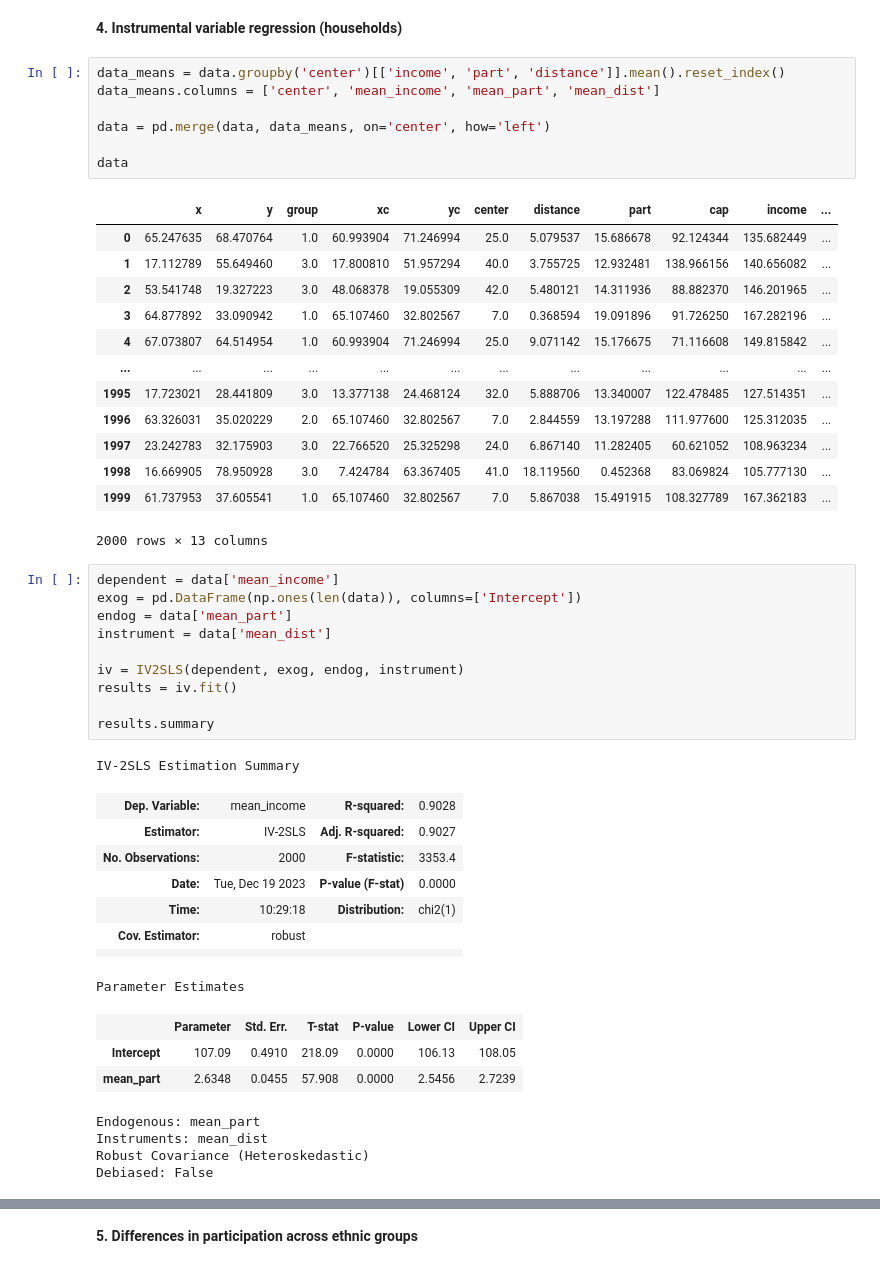
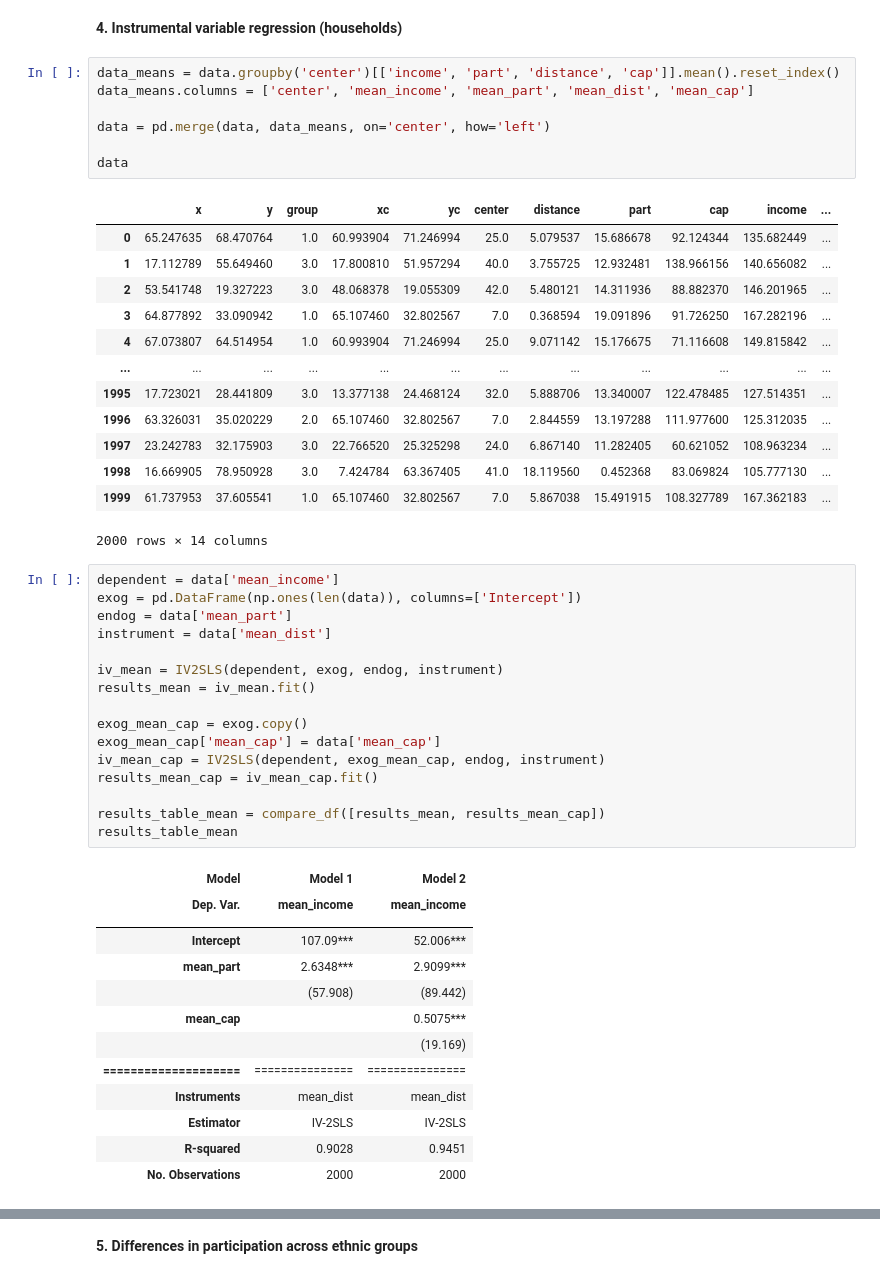
Before and after one commit to KoperSloper/Research_Course, a Jupyter notebook: final assignment.ipynb, the cells around one changed output, grey strips where cells are left out. Drawn from its saved outputs; the diff is of its cells as text.

```diff
--- a/final assignment.ipynb
+++ b/final assignment.ipynb
@@ -237,8 +218,8 @@ The scatterplot shows houses and community centers distributed seemingly at rand
 # %% [markdown]
 **4. Instrumental variable regression (households)**
 # %%
-data_means = data.groupby('center')[['income', 'part', 'distance']].mean().reset_index()
-data_means.columns = ['center', 'mean_income', 'mean_part', 'mean_dist']
+data_means = data.groupby('center')[['income', 'part', 'distance', 'cap']].mean().reset_index()
+data_means.columns = ['center', 'mean_income', 'mean_part', 'mean_dist', 'mean_cap']
 
 data = pd.merge(data, data_means, on='center', how='left')
 
@@ -256,31 +237,34 @@ data
 | 1997 | 23.242783 | 32.175903 | 3.0 | 22.766520 | 25.325298 | 24.0 | 6.867140 | 11.282405 | 60.621052 | 108.963234 | ... |
 | 1998 | 16.669905 | 78.950928 | 3.0 | 7.424784 | 63.367405 | 41.0 | 18.119560 | 0.452368 | 83.069824 | 105.777130 | ... |
 | 1999 | 61.737953 | 37.605541 | 1.0 | 65.107460 | 32.802567 | 7.0 | 5.867038 | 15.491915 | 108.327789 | 167.362183 | ... |
-2000 rows × 13 columns
+2000 rows × 14 columns
 # %%
 dependent = data['mean_income']
 exog = pd.DataFrame(np.ones(len(data)), columns=['Intercept'])
 endog = data['mean_part']
 instrument = data['mean_dist']
 
-iv = IV2SLS(dependent, exog, endog, instrument)
-results = iv.fit()
+iv_mean = IV2SLS(dependent, exog, endog, instrument)
+results_mean = iv_mean.fit()
 
-results.summary
+exog_mean_cap = exog.copy()
+exog_mean_cap['mean_cap'] = data['mean_cap']
+iv_mean_cap = IV2SLS(dependent, exog_mean_cap, endog, instrument)
+results_mean_cap = iv_mean_cap.fit()
+
+results_table_mean = compare_df([results_mean, results_mean_cap])
+results_table_mean
 # %% [output]
-IV-2SLS Estimation Summary
-| Dep. Variable: | mean_income | R-squared: | 0.9028 |
-| Estimator: | IV-2SLS | Adj. R-squared: | 0.9027 |
-| No. Observations: | 2000 | F-statistic: | 3353.4 |
-| Date: | Tue, Dec 19 2023 | P-value (F-stat) | 0.0000 |
-| Time: | 10:29:18 | Distribution: | chi2(1) |
-| Cov. Estimator: | robust |  |  |
-|  |  |  |  |
+| Model | Model 1 | Model 2 |
+| Dep. Var. | mean_income | mean_income |
+|  |  |  |
+| Intercept | 107.09*** | 52.006*** |
+| mean_part | 2.6348*** | 2.9099*** |
+|  | (57.908) | (89.442) |
+| mean_cap |  | 0.5075*** |
+|  |  | (19.169) |
+| ==================== | =============== | =============== |
+| Instruments | mean_dist | mean_dist |
+| Estimator | IV-2SLS | IV-2SLS |
+| R-squared | 0.9028 | 0.9451 |
+| No. Observations | 2000 | 2000 |
-Parameter Estimates
-|  | Parameter | Std. Err. | T-stat | P-value | Lower CI | Upper CI |
-| Intercept | 107.09 | 0.4910 | 218.09 | 0.0000 | 106.13 | 108.05 |
-| mean_part | 2.6348 | 0.0455 | 57.908 | 0.0000 | 2.5456 | 2.7239 |
-Endogenous: mean_part
-Instruments: mean_dist
-Robust Covariance (Heteroskedastic)
-Debiased: False
```
Also changed, not shown: parts of 6 cells of this notebook.
